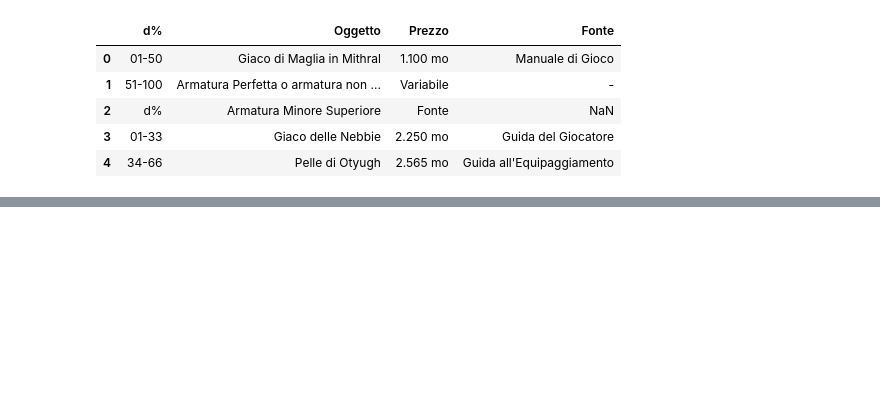
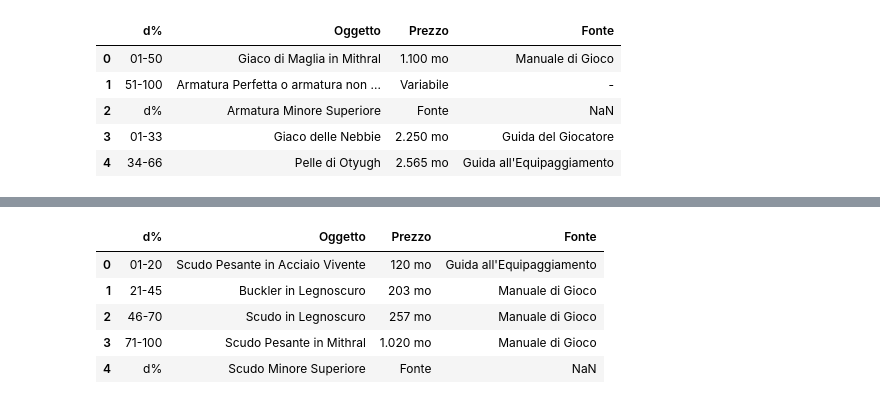
Before and after one commit to mattiafalco/Pathfinder---Magic-Item-Generator, a Jupyter notebook: Cleaning.ipynb, the cells around one changed output, grey strips where cells are left out. Cells and saved outputs as stored; diff of their text form; code cells hidden in the pictures; blank space fills up the shorter version.

```diff
--- a/Cleaning.ipynb
+++ b/Cleaning.ipynb
@@ -447,0 +460,13 @@ save_data(armature_sp_df, 'Armature', names)
+# %%
+# rename columns
+d = {'d%':scudi_sp_df['d%'], 'Oggetto':scudi_sp_df['Scudo Minore Inferiore'],
+     'Prezzo':scudi_sp_df['Fonte'], 'Fonte':scudi_sp_df['Unnamed: 6']}
+scudi_sp_df = pd.DataFrame(d)
+scudi_sp_df.head()
+# %% [output]
+|  | d% | Oggetto | Prezzo | Fonte |
+| 0 | 01-20 | Scudo Pesante in Acciaio Vivente | 120 mo | Guida all'Equipaggiamento |
+| 1 | 21-45 | Buckler in Legnoscuro | 203 mo | Manuale di Gioco |
+| 2 | 46-70 | Scudo in Legnoscuro | 257 mo | Manuale di Gioco |
+| 3 | 71-100 | Scudo Pesante in Mithral | 1.020 mo | Manuale di Gioco |
+| 4 | d% | Scudo Minore Superiore | Fonte | NaN |
```
Also changed, not shown: parts of 36 cells of this notebook, 18 other files.
